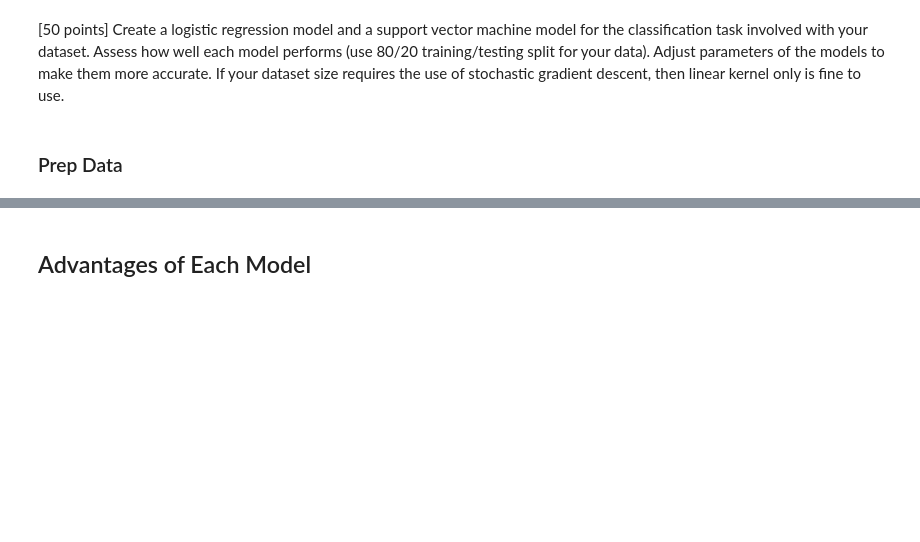
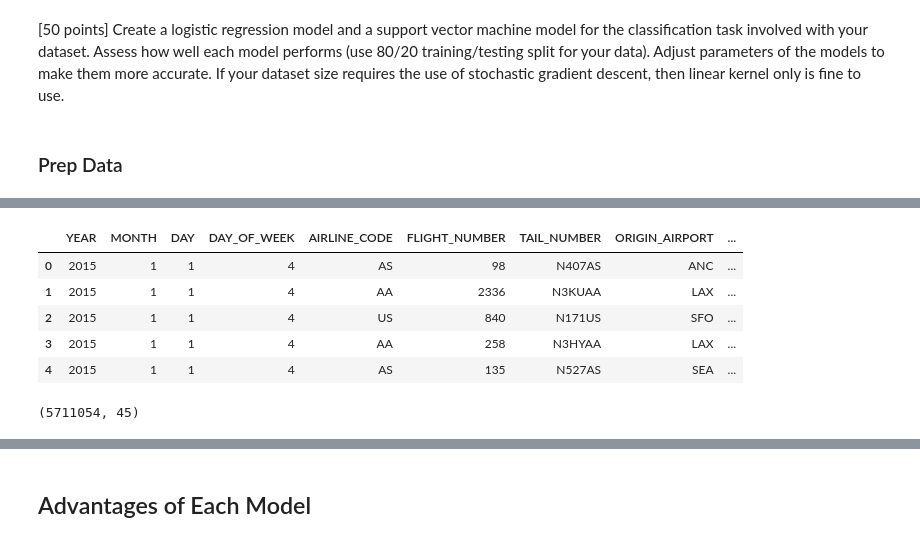
Before and after one commit to mattfarrow1/7331-machine-learning-1, a Jupyter notebook: Labs/MiniProject_Group4.ipynb, the cells around one changed output, grey strips where cells are left out. Drawn from its saved outputs; the diff is of its cells as text; code cells hidden in the pictures; blank space fills up the shorter version.

```diff
--- a/Labs/MiniProject_Group4.ipynb
+++ b/Labs/MiniProject_Group4.ipynb
@@ -65,0 +129,14 @@ df['FLIGHT_DATE'] = pd.to_datetime([f'{y}-{m}-{d}' for y, m, d in zip(df.YEAR, d
+# %%
+# Bucket Flight Distance
+distance_labels = ['Short', 'Medium', 'Long']
+distance_bins   = [1, 100, 1000, np.inf]
+df['DISTANCE_BUCKET'] = pd.cut(df['DISTANCE'],
+                               bins=distance_bins,
+                               labels=distance_labels)
+
+# Bucket Arrival Delay
+delay_labels = ['Early', 'On-Time', '30-59', '60-89', '90-119', '120+']
+delay_bins   = [-np.inf, 0, 30, 60, 90, 120, np.inf]
+df['ARRIVAL_DELAY_BUCKET'] = pd.cut(df['ARRIVAL_DELAY'],
+                                    bins=delay_bins,
+                                    labels=delay_labels)
@@ -121,0 +218,10 @@ df["AIR_TIME_log"]        = df["AIR_TIME"].map(lambda i: np.log1p(i) if i > 0 el
+# %%
+pd.set_option('display.max_columns', None)
+df.head()
+# %% [output]
+|  | YEAR | MONTH | DAY | DAY_OF_WEEK | AIRLINE_CODE | FLIGHT_NUMBER | TAIL_NUMBER | ORIGIN_AIRPORT | ... |
+| 0 | 2015 | 1 | 1 | 4 | AS | 98 | N407AS | ANC | ... |
+| 1 | 2015 | 1 | 1 | 4 | AA | 2336 | N3KUAA | LAX | ... |
+| 2 | 2015 | 1 | 1 | 4 | US | 840 | N171US | SFO | ... |
+| 3 | 2015 | 1 | 1 | 4 | AA | 258 | N3HYAA | LAX | ... |
+| 4 | 2015 | 1 | 1 | 4 | AS | 135 | N527AS | SEA | ... |
@@ -121,0 +240,4 @@ df["AIR_TIME_log"]        = df["AIR_TIME"].map(lambda i: np.log1p(i) if i > 0 el
+# %%
+df.shape
+# %% [output]
+(5711054, 45)
```
Also changed, not shown: parts of 64 cells of this notebook, 1 other file.
